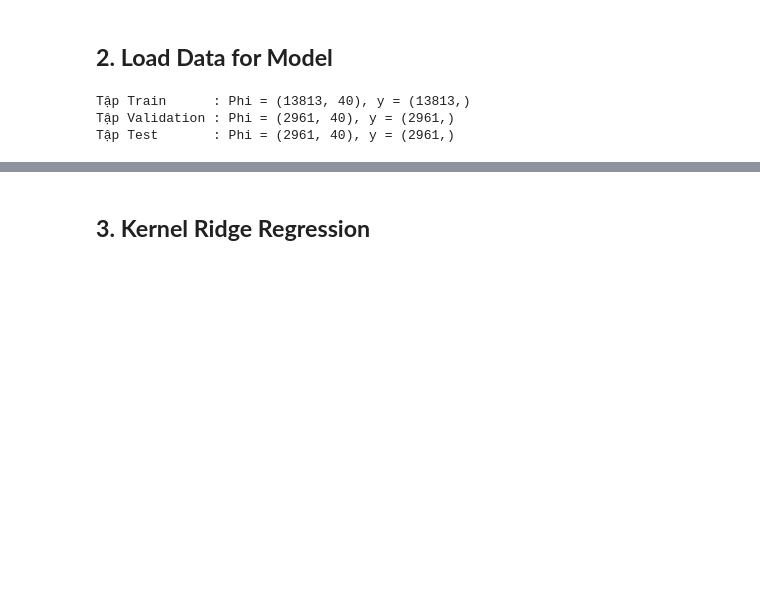
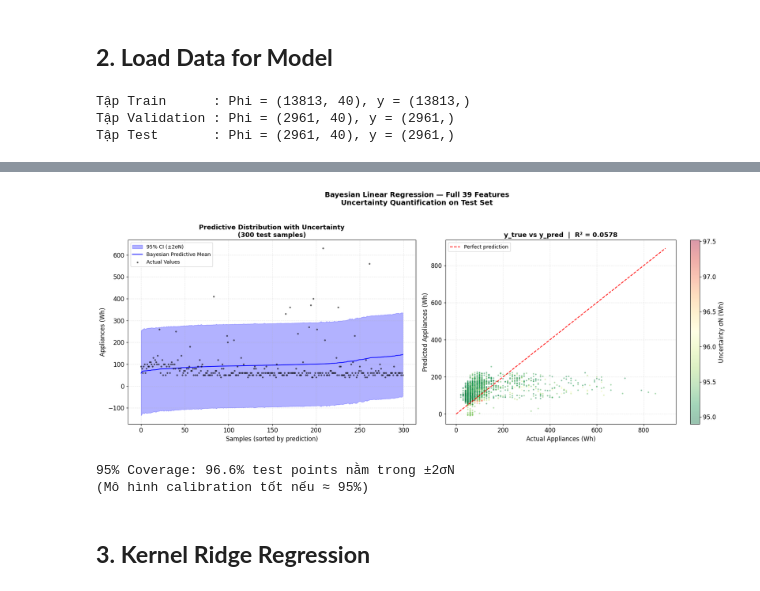
Before and after one commit to ThanhChuong12/Supervised-Learning-Regression-Classification, a Jupyter notebook: code/Part1_Regression/03_advanced_bonus_experiments.ipynb, the cells around one changed output, grey strips where cells are left out. Saved outputs shown, nothing was run; the diff lists cells and outputs as text; code cells hidden in the pictures; blank space fills up the shorter version.

```diff
--- a/code/Part1_Regression/03_advanced_bonus_experiments.ipynb
+++ b/code/Part1_Regression/03_advanced_bonus_experiments.ipynb
@@ -101,0 +546,11 @@ Tập Test       : Phi = (2961, 40), y = (2961,)
+# %%
+print("COMPUTING POSTERIOR DISTRIBUTION (39 features)")
+
+m_N_full, S_N_full = compute_posterior(Phi_train, y_train, alpha_full, beta_full)
+
+print(f"\nPosterior Statistics:")
+print(f"  - Posterior mean (m_N) shape:   {m_N_full.shape}  ← 40 weights")
+print(f"  - Posterior covariance (S_N):   {S_N_full.shape}")
+print(f"  - Mean of m_N: {np.mean(m_N_full):.4f}")
+print(f"  - Std of m_N:  {np.std(m_N_full):.4f}")
+print(f"  - Trace(S_N):  {np.trace(S_N_full):.6f}  (epistemic uncertainty tổng)")
@@ -102,3 +631,55 @@ Tập Test       : Phi = (2961, 40), y = (2961,)
+# %%
+N_SHOW = 300  # Số mẫu hiển thị
+sort_idx_show = np.argsort(f_star_full[:N_SHOW])
+x_axis = np.arange(N_SHOW)
+
+f_show    = f_star_full[:N_SHOW][sort_idx_show]
+sigma_show = sigma_N_full_pred[:N_SHOW][sort_idx_show]
+y_show    = y_test[:N_SHOW][sort_idx_show]
+
+fig, axes = plt.subplots(1, 2, figsize=(18, 7))
+
+# ── Plot 1: Predictions + Uncertainty Band ──────────────────
+ax1 = axes[0]
+ax1.fill_between(x_axis,
+                 f_show - 2 * sigma_show,
+                 f_show + 2 * sigma_show,
+                 alpha=0.3, color='blue', label='95% CI (±2σN)')
+ax1.plot(x_axis, f_show, 'b-', linewidth=1.5, label='Bayesian Predictive Mean')
+ax1.scatter(x_axis, y_show, s=6, alpha=0.5, color='black', label='Actual Values', zorder=3)
+ax1.set_xlabel('Samples (sorted by prediction)', fontsize=12)
+ax1.set_ylabel('Appliances (Wh)', fontsize=12)
+ax1.set_title('Predictive Distribution with Uncertainty\n(300 test samples)', fontsize=13, fontweight='bold')
+ax1.legend(fontsize=10)
+ax1.grid(True, alpha=0.3, linestyle='--')
+
+# ── Plot 2: Scatter y_true vs y_pred (color = uncertainty) ─
+ax2 = axes[1]
+sc = ax2.scatter(y_test, f_star_full,
+                 c=sigma_N_full_pred, cmap='RdYlGn_r',
+                 s=4, alpha=0.4)
+plt.colorbar(sc, ax=ax2, label='Uncertainty σN (Wh)')
+lim = max(y_test.max(), f_star_full.max()) * 1.05
+ax2.plot([0, lim], [0, lim], 'r--', linewidth=1.5, label='Perfect prediction', zorder=5)
+ax2.set_xlabel('Actual Appliances (Wh)', fontsize=12)
+ax2.set_ylabel('Predicted Appliances (Wh)', fontsize=12)
+ax2.set_title(f'y_true vs y_pred  |  R² = {bayesian_met_full["R2"]:.4f}', fontsize=13, fontweight='bold')
+ax2.legend(fontsize=10)
+ax2.grid(True, alpha=0.3, linestyle='--')
+
+plt.suptitle('Bayesian Linear Regression — Full 39 Features\nUncertainty Quantification on Test Set',
+             fontsize=14, fontweight='bold', y=1.02)
+plt.tight_layout()
+plt.show()
+
+# ── Coverage Analysis ───────────────────────────────────────
+within_2sigma = np.mean(np.abs(y_test - f_star_full) <= 2 * sigma_N_full_pred) * 100
+print(f"\n95% Coverage: {within_2sigma:.1f}% test points nằm trong ±2σN")
+print(f"(Mô hình calibration tốt nếu ≈ 95%)")
+# %% [output]
+[figure, added]
+95% Coverage: 96.6% test points nằm trong ±2σN
+(Mô hình calibration tốt nếu ≈ 95%)
 # %% [markdown]
 ## **3. Kernel Ridge Regression**
 # %% [markdown]
```
Also changed, not shown: parts of 30 cells of this notebook, 1 other file.
